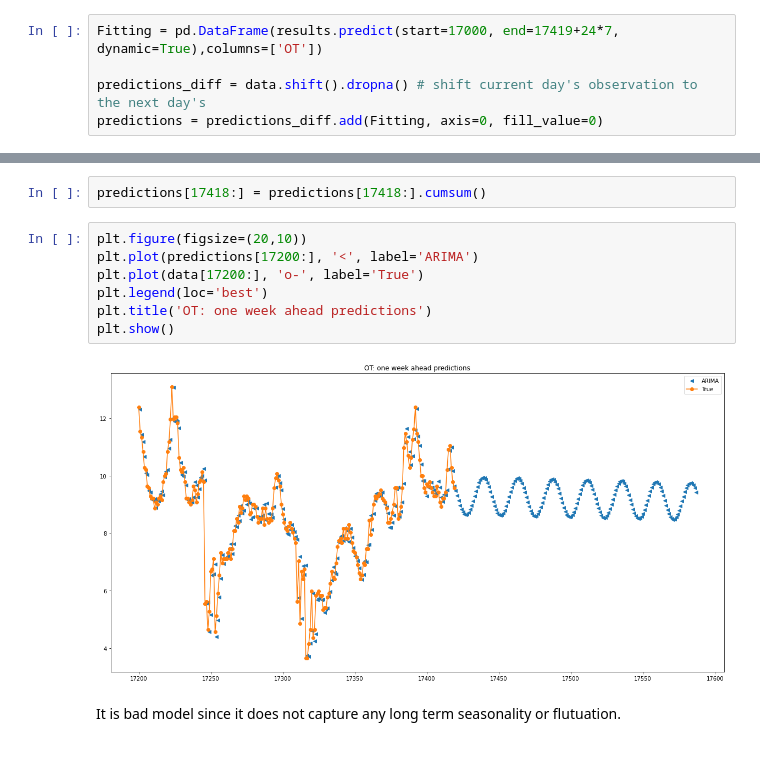
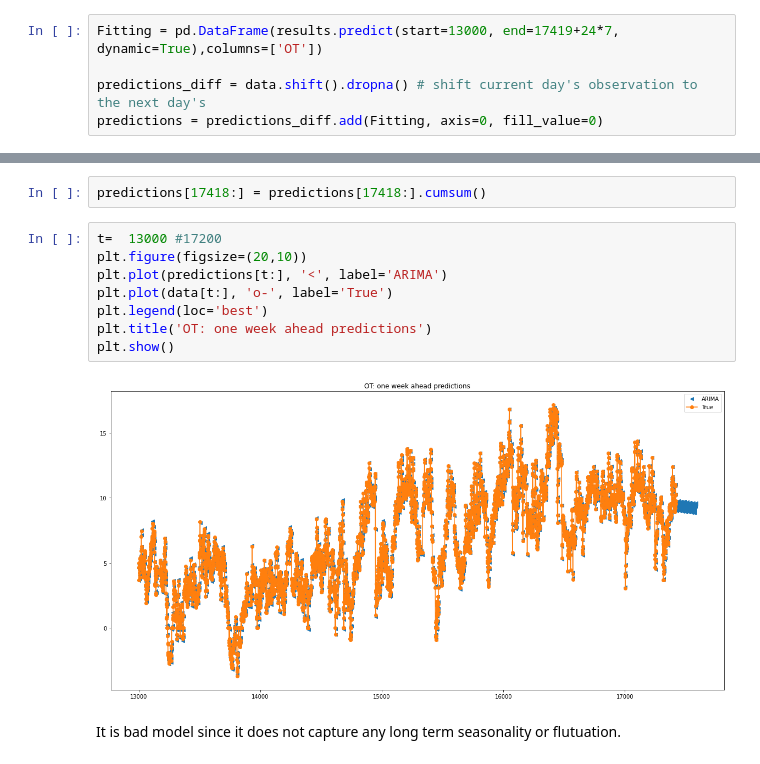
Before and after one commit to juntaoduan/Time-Series-Analysis_Classical_and_NeuralNet, a Jupyter notebook: ET_Arima.ipynb, the cells around one changed output, grey strips where cells are left out. Saved outputs shown, nothing was run; the diff lists cells and outputs as text.

```diff
--- a/ET_Arima.ipynb
+++ b/ET_Arima.ipynb
@@ -443,7 +447,7 @@ plt.show()
 model=ARIMA(data, order=(2,1,2)) # Fit the full data
 results=model.fit()
 # %%
-Fitting = pd.DataFrame(results.predict(start=17000, end=17419+24*7, dynamic=True),columns=['OT'])
+Fitting = pd.DataFrame(results.predict(start=13000, end=17419+24*7, dynamic=True),columns=['OT'])
 
 predictions_diff = data.shift().dropna() # shift current day's observation to the next day's
 predictions = predictions_diff.add(Fitting, axis=0, fill_value=0)
@@ -452,14 +456,15 @@ predictions = predictions_diff.add(Fitting, axis=0, fill_value=0)
 # %%
 predictions[17418:] = predictions[17418:].cumsum()
 # %%
+t=  13000 #17200
 plt.figure(figsize=(20,10))
-plt.plot(predictions[17200:], '<', label='ARIMA')
-plt.plot(data[17200:], 'o-', label='True')
+plt.plot(predictions[t:], '<', label='ARIMA')
+plt.plot(data[t:], 'o-', label='True')
 plt.legend(loc='best')
 plt.title('OT: one week ahead predictions')
 plt.show()
 # %% [output]
-[figure, old version]
+[figure, new version]
 # %% [markdown]
 It is bad model since it does not capture any long term seasonality or flutuation.
 # %% [markdown]
```
Also changed, not shown: parts of 6 cells of this notebook, 3 other files.
